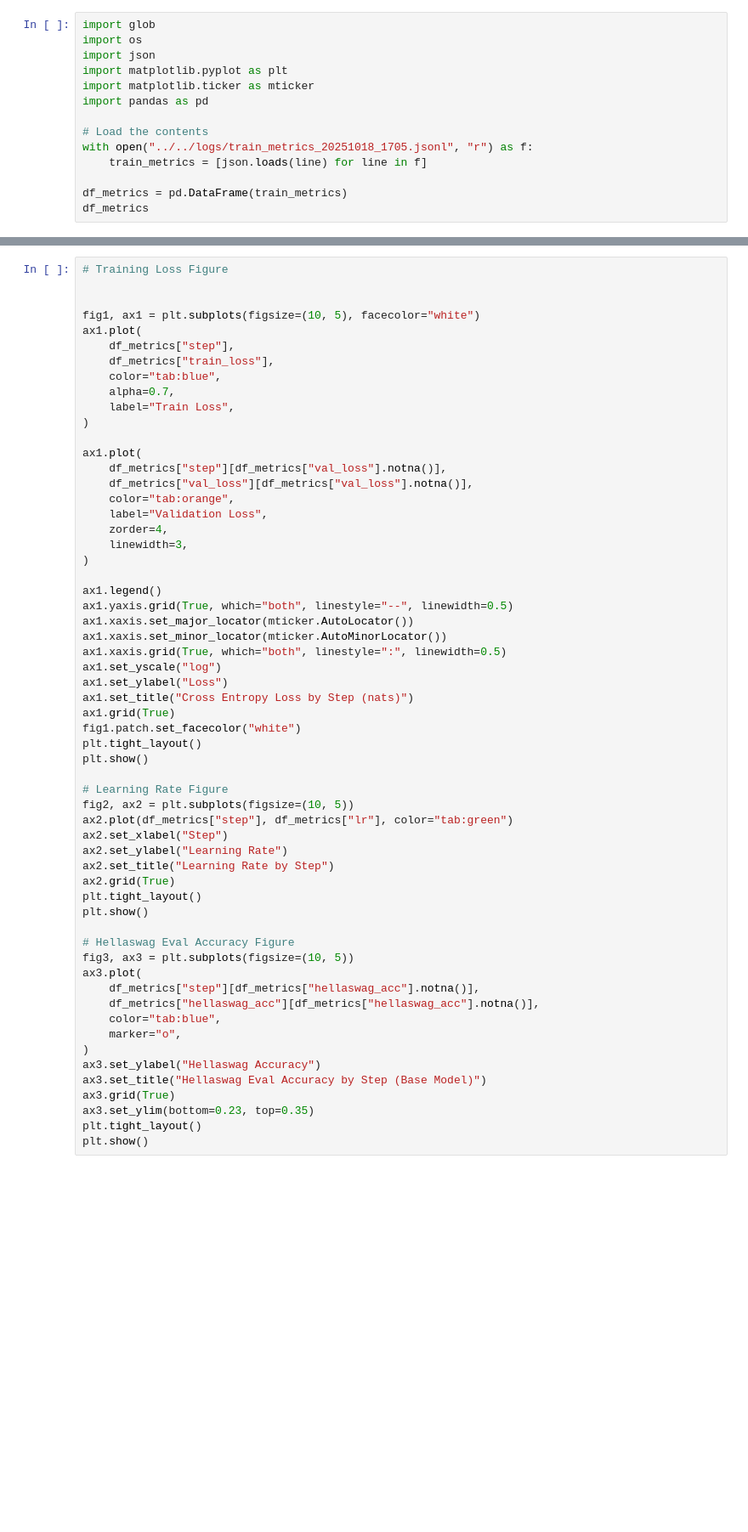
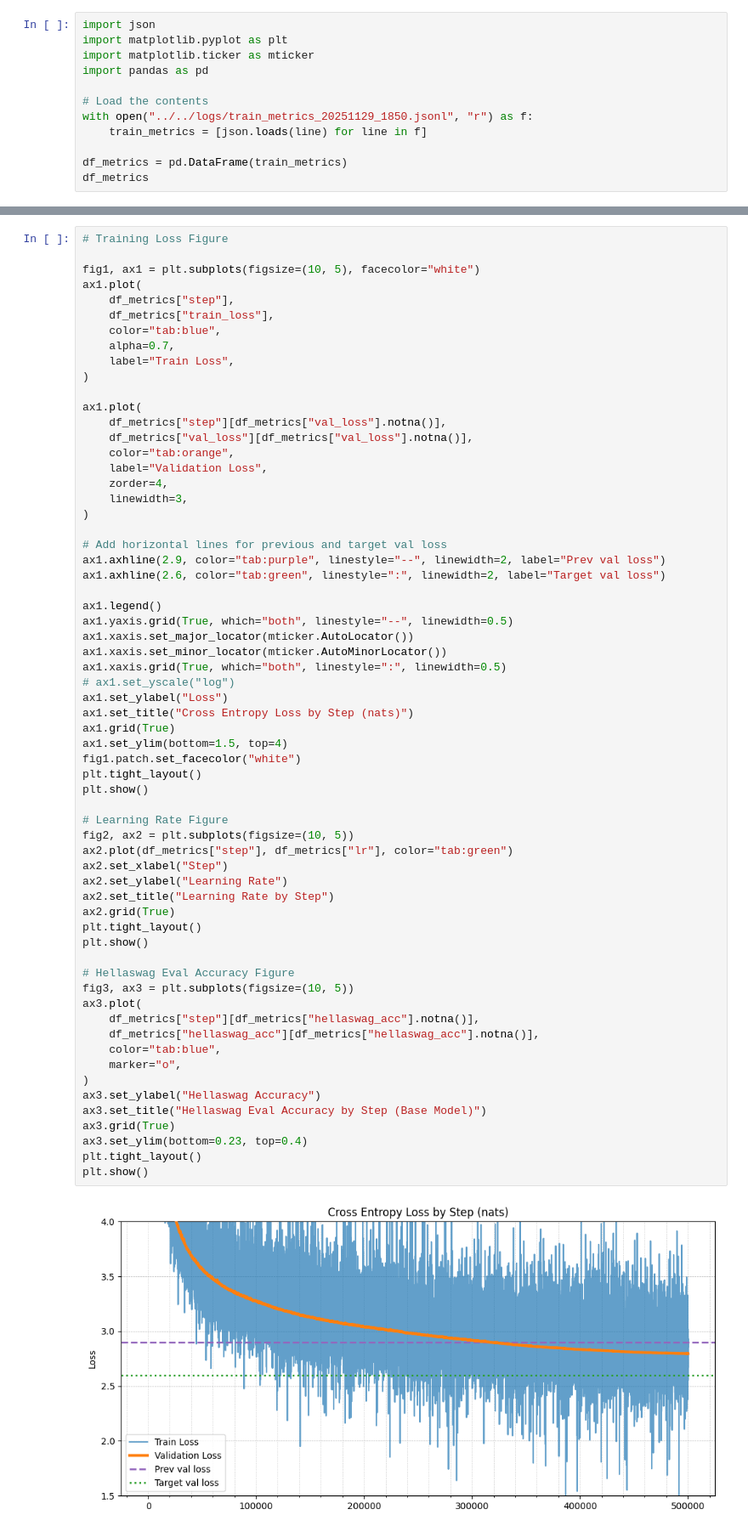
Before and after one commit to feljost/fgpt, a Jupyter notebook: report/code/visualize.ipynb, the cells around one changed output, grey strips where cells are left out. Shown at 85% size. Drawn from its saved outputs; the diff is of its cells as text; blank space fills up the shorter version.

```diff
--- a/report/code/visualize.ipynb
+++ b/report/code/visualize.ipynb
@@ -1,13 +1,11 @@
 # %%
-import glob
-import os
 import json
 import matplotlib.pyplot as plt
 import matplotlib.ticker as mticker
 import pandas as pd
 
 # Load the contents
-with open("../../logs/train_metrics_20251018_1705.jsonl", "r") as f:
+with open("../../logs/train_metrics_20251129_1850.jsonl", "r") as f:
     train_metrics = [json.loads(line) for line in f]
 
 df_metrics = pd.DataFrame(train_metrics)
@@ -15,6 +45,5 @@ df_metrics
 # %%
 # Training Loss Figure
-
 
 fig1, ax1 = plt.subplots(figsize=(10, 5), facecolor="white")
 ax1.plot(
@@ -34,40 +63,47 @@ ax1.plot(
     linewidth=3,
 )
 
+# Add horizontal lines for previous and target val loss
+ax1.axhline(2.9, color="tab:purple", linestyle="--", linewidth=2, label="Prev val loss")
+ax1.axhline(2.6, color="tab:green", linestyle=":", linewidth=2, label="Target val loss")
+
 ax1.legend()
 ax1.yaxis.grid(True, which="both", linestyle="--", linewidth=0.5)
 ax1.xaxis.set_major_locator(mticker.AutoLocator())
 ax1.xaxis.set_minor_locator(mticker.AutoMinorLocator())
 ax1.xaxis.grid(True, which="both", linestyle=":", linewidth=0.5)
-ax1.set_yscale("log")
+# ax1.set_yscale("log")
 ax1.set_ylabel("Loss")
 ax1.set_title("Cross Entropy Loss by Step (nats)")
 ax1.grid(True)
+ax1.set_ylim(bottom=1.5, top=4)
 fig1.patch.set_facecolor("white")
 plt.tight_layout()
 plt.show()
 
 # Learning Rate Figure
 fig2, ax2 = plt.subplots(figsize=(10, 5))
 ax2.plot(df_metrics["step"], df_metrics["lr"], color="tab:green")
 ax2.set_xlabel("Step")
 ax2.set_ylabel("Learning Rate")
 ax2.set_title("Learning Rate by Step")
 ax2.grid(True)
 plt.tight_layout()
 plt.show()
 
 # Hellaswag Eval Accuracy Figure
 fig3, ax3 = plt.subplots(figsize=(10, 5))
 ax3.plot(
     df_metrics["step"][df_metrics["hellaswag_acc"].notna()],
     df_metrics["hellaswag_acc"][df_metrics["hellaswag_acc"].notna()],
     color="tab:blue",
     marker="o",
 )
 ax3.set_ylabel("Hellaswag Accuracy")
 ax3.set_title("Hellaswag Eval Accuracy by Step (Base Model)")
 ax3.grid(True)
-ax3.set_ylim(bottom=0.23, top=0.35)
+ax3.set_ylim(bottom=0.23, top=0.4)
 plt.tight_layout()
 plt.show()
+# %% [output]
+[figure, added]
```
Also changed, not shown: parts of 7 cells of this notebook, 10 other files.
